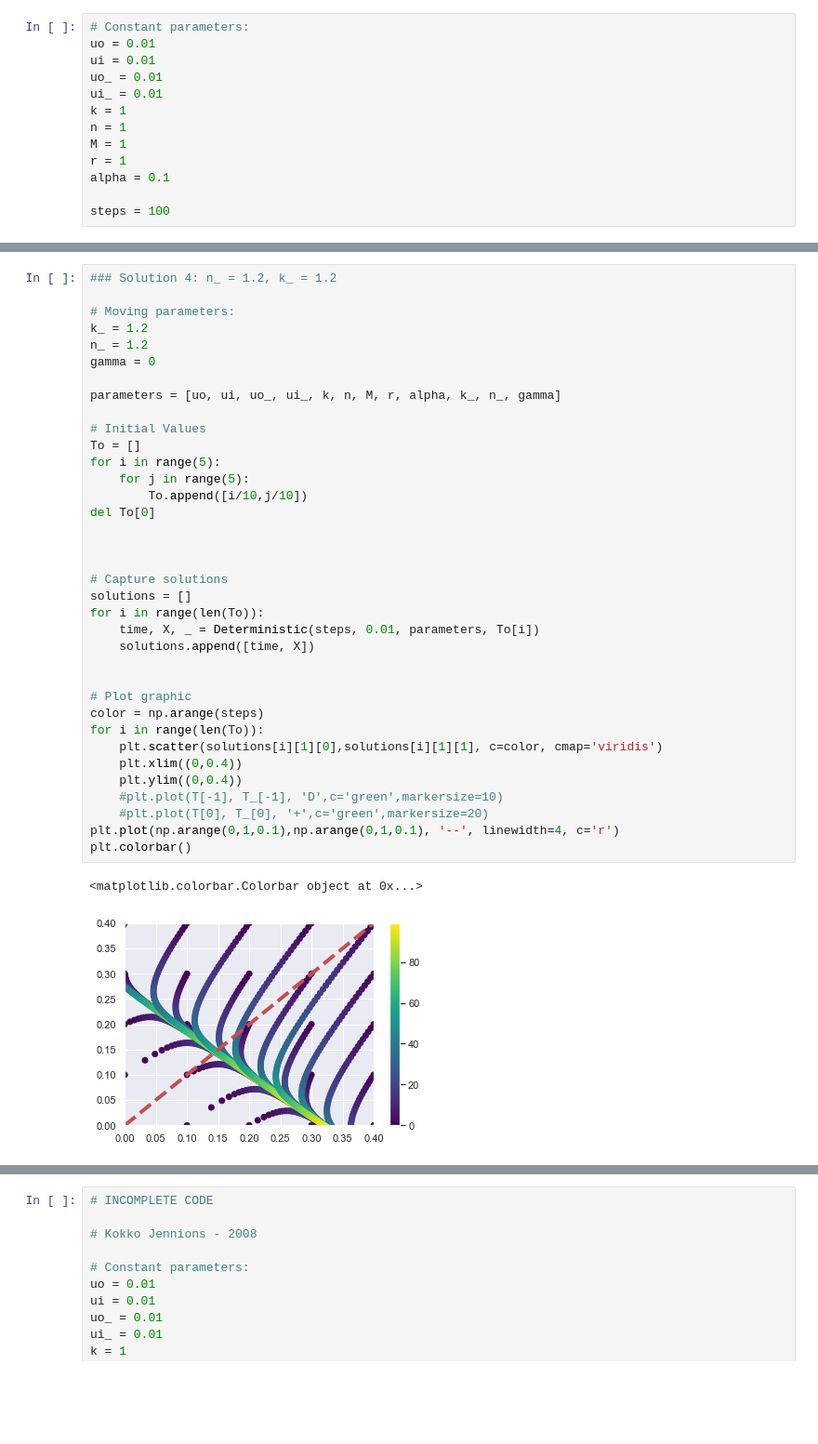
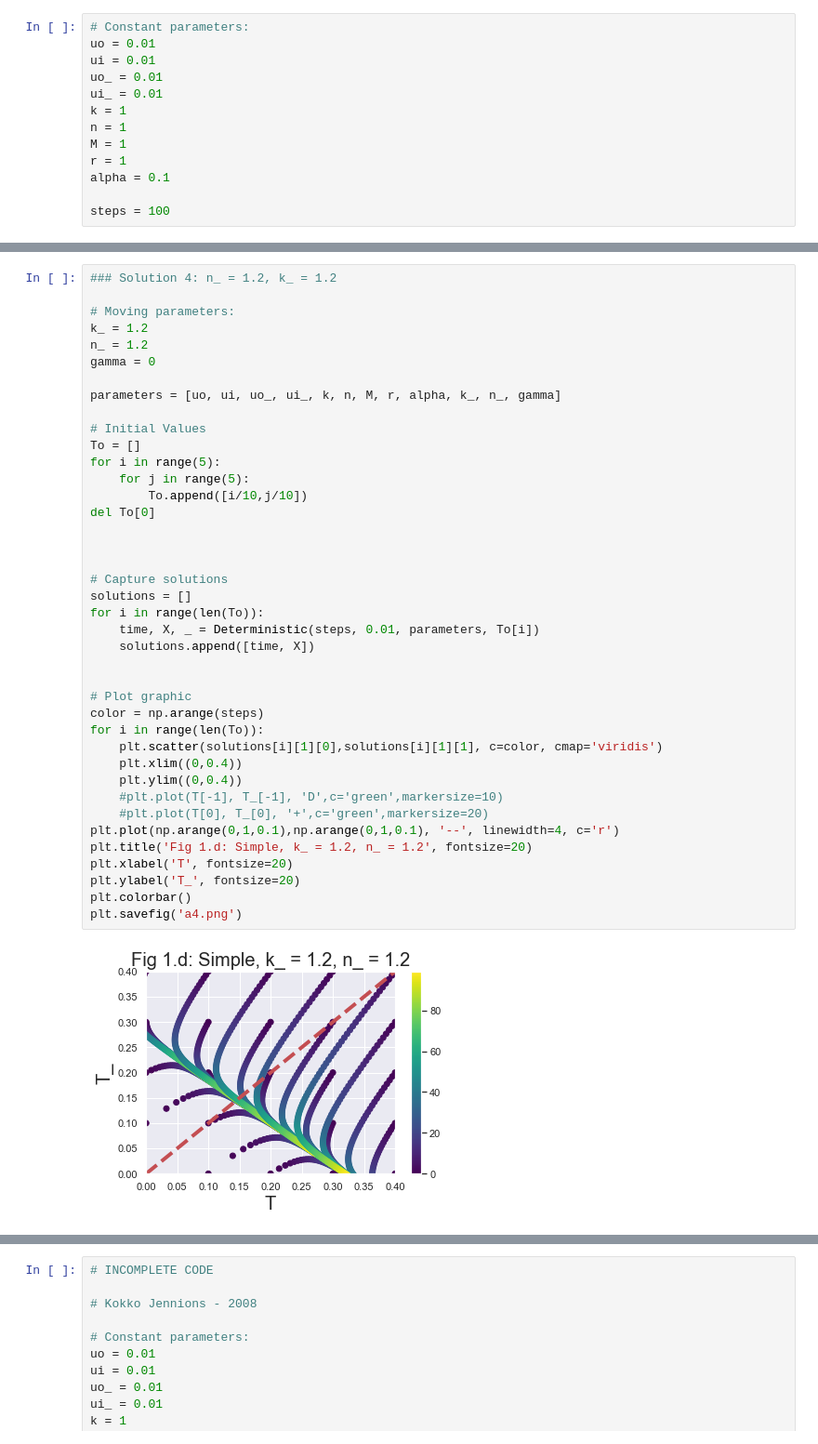
Before and after one commit to LR-GUI/My-Projects, a Jupyter notebook: Ecology/Ecology-Fromhage_Jennions_2016.ipynb, the cells around one changed output, grey strips where cells are left out. Shown at 93% size. Drawn from its saved outputs; the diff is of its cells as text; blank space fills up the shorter version.

```diff
--- a/Ecology/Ecology-Fromhage_Jennions_2016.ipynb
+++ b/Ecology/Ecology-Fromhage_Jennions_2016.ipynb
@@ -298,35 +423,38 @@ gamma = 0
 
 parameters = [uo, ui, uo_, ui_, k, n, M, r, alpha, k_, n_, gamma]
 
 # Initial Values
 To = []
 for i in range(5):
     for j in range(5):
         To.append([i/10,j/10])
 del To[0]
 
 
 
 # Capture solutions
 solutions = []
 for i in range(len(To)):
     time, X, _ = Deterministic(steps, 0.01, parameters, To[i])
     solutions.append([time, X])
 
 
 # Plot graphic
 color = np.arange(steps)
 for i in range(len(To)):
     plt.scatter(solutions[i][1][0],solutions[i][1][1], c=color, cmap='viridis')
     plt.xlim((0,0.4))
     plt.ylim((0,0.4))
     #plt.plot(T[-1], T_[-1], 'D',c='green',markersize=10)
     #plt.plot(T[0], T_[0], '+',c='green',markersize=20)
 plt.plot(np.arange(0,1,0.1),np.arange(0,1,0.1), '--', linewidth=4, c='r')
+plt.title('Fig 1.d: Simple, k_ = 1.2, n_ = 1.2', fontsize=20)
+plt.xlabel('T', fontsize=20)
+plt.ylabel('T_', fontsize=20)
 plt.colorbar()
+plt.savefig('a4.png')
 # %% [output]
-<matplotlib.colorbar.Colorbar object at 0x...>
-[figure, old version]
+[figure, new version]
 # %%
 ### Solution 1: n_ = 1, k_ = 1 SYNERGY
 
```
Also changed, not shown: parts of 21 cells of this notebook.
